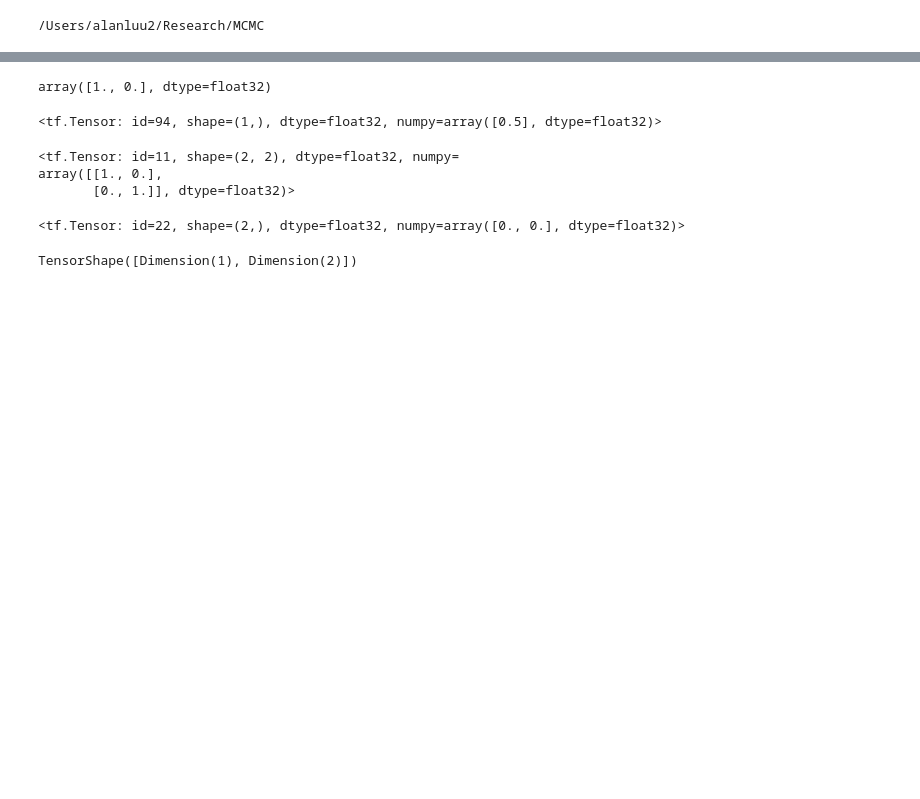
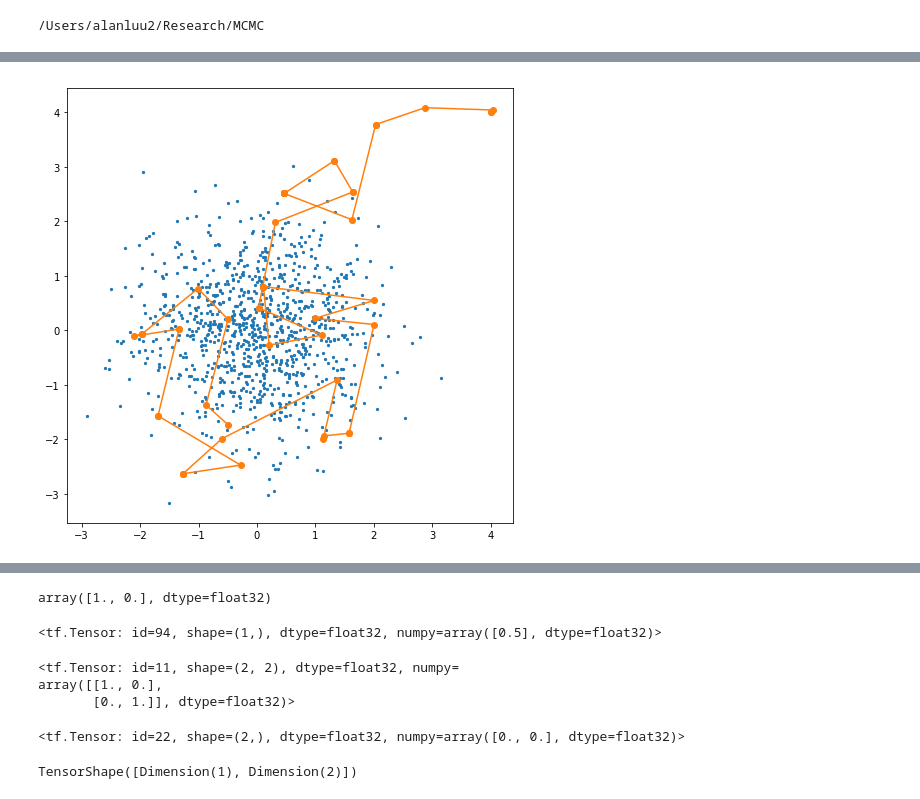
Before and after one commit to alanmluu/MCMC, a Jupyter notebook: notebooks/Untitled.ipynb, the cells around one changed output, grey strips where cells are left out. Saved outputs shown, nothing was run; the diff lists cells and outputs as text; code cells hidden in the pictures; blank space fills up the shorter version.

```diff
--- a/notebooks/Untitled.ipynb
+++ b/notebooks/Untitled.ipynb
@@ -20,0 +113,4 @@ from utils.walkers import SingleWalker
+# %%
+system.viz_trajectory()
+# %% [output]
+[figure, added]
```
Also changed, not shown: parts of 67 cells of this notebook, 4 other files.
